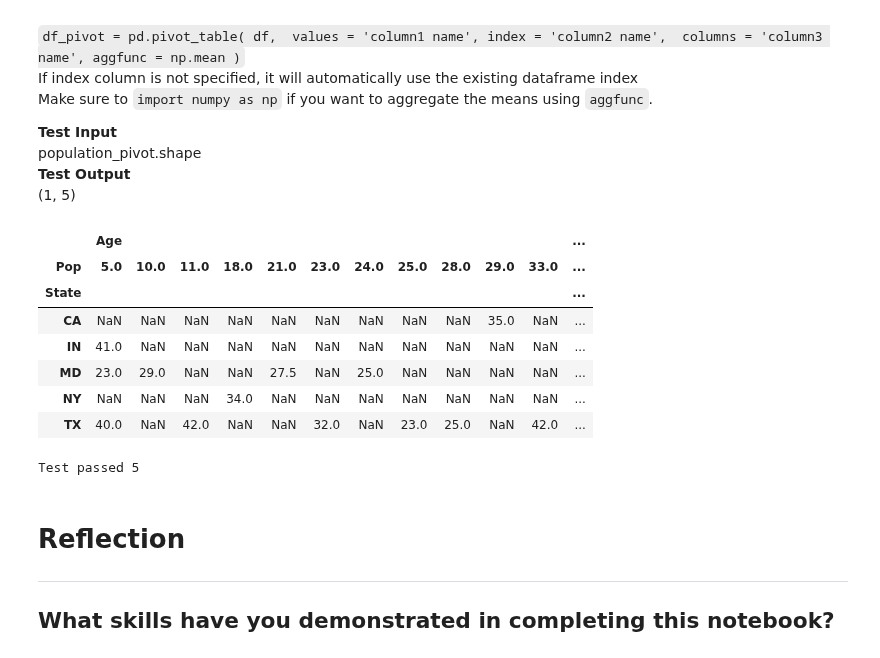
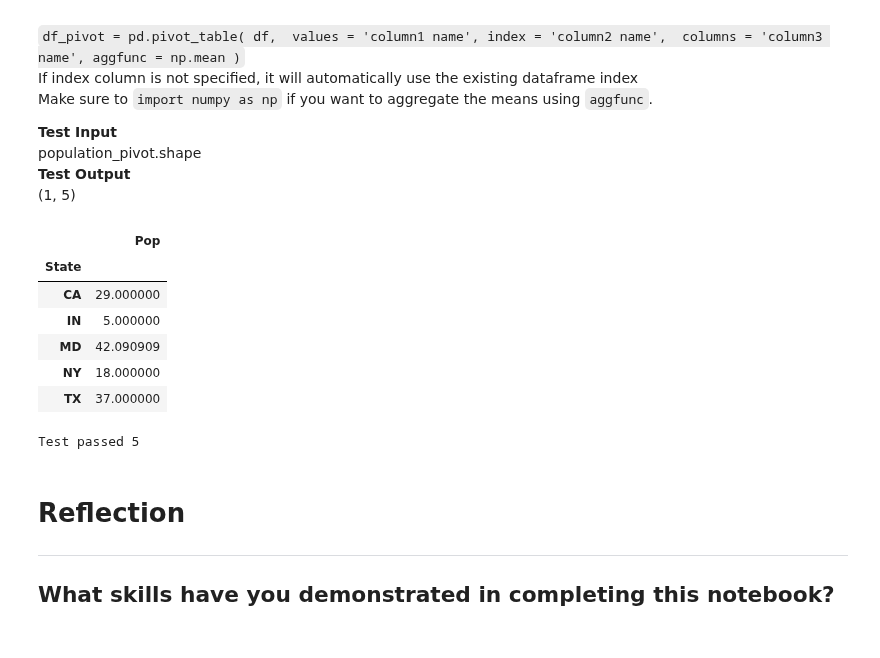
Before and after one commit to mrsferret/Code-Division, a Jupyter notebook: Worksheets/4_Wrangle_the_data.ipynb, the cells around one changed output. Drawn from its saved outputs; the diff is of its cells as text; code cells hidden in the pictures.

```diff
--- a/Worksheets/4_Wrangle_the_data.ipynb
+++ b/Worksheets/4_Wrangle_the_data.ipynb
@@ -512,42 +512,41 @@ population_pivot.shape
 # %%
 import numpy as np
 import pandas as pd
 
 def create_pivot(df):
   #add code below which creates a pivot table of Pop and State
 
-  df_pivot = pd.pivot_table( df, index = 'State', columns = 'Pop', aggfunc = np.mean )
+  df_pivot = pd.pivot_table( df, index = 'State', values = 'Pop', aggfunc = np.mean )
   display (df_pivot)
 
   return df_pivot
 
 #save series in a new variable
 population_pivot = create_pivot(income_df_v3)
 
 
 # This will run and test your code to see if your new series is the correct length
 actual = len(population_pivot)
 expected = 5
 
 if actual == expected:
   print("Test passed", actual)
 else:
   print("Test failed expected", expected, "got", actual)
 
 #==============================================================================
 # my code passes the test in the sense that I have returned 5 rows, but I'm
 # assuming I should be returning a single column which should hold the mean
 # Population by State? # Not sure what I'm returning or how to fix it.
 #===============================================================================
 # %% [output]
-|  | Age |  |  |  |  |  |  |  |  |  |  | ... |
-| Pop | 5.0 | 10.0 | 11.0 | 18.0 | 21.0 | 23.0 | 24.0 | 25.0 | 28.0 | 29.0 | 33.0 | ... |
-| State |  |  |  |  |  |  |  |  |  |  |  | ... |
-| CA | NaN | NaN | NaN | NaN | NaN | NaN | NaN | NaN | NaN | 35.0 | NaN | ... |
-| IN | 41.0 | NaN | NaN | NaN | NaN | NaN | NaN | NaN | NaN | NaN | NaN | ... |
-| MD | 23.0 | 29.0 | NaN | NaN | 27.5 | NaN | 25.0 | NaN | NaN | NaN | NaN | ... |
-| NY | NaN | NaN | NaN | 34.0 | NaN | NaN | NaN | NaN | NaN | NaN | NaN | ... |
-| TX | 40.0 | NaN | 42.0 | NaN | NaN | 32.0 | NaN | 23.0 | 25.0 | NaN | 42.0 | ... |
+|  | Pop |
+| State |  |
+| CA | 29.000000 |
+| IN | 5.000000 |
+| MD | 42.090909 |
+| NY | 18.000000 |
+| TX | 37.000000 |
 Test passed 5
 # %% [markdown]
 # Reflection
```
Also changed, not shown: parts of 1 cell of this notebook.
